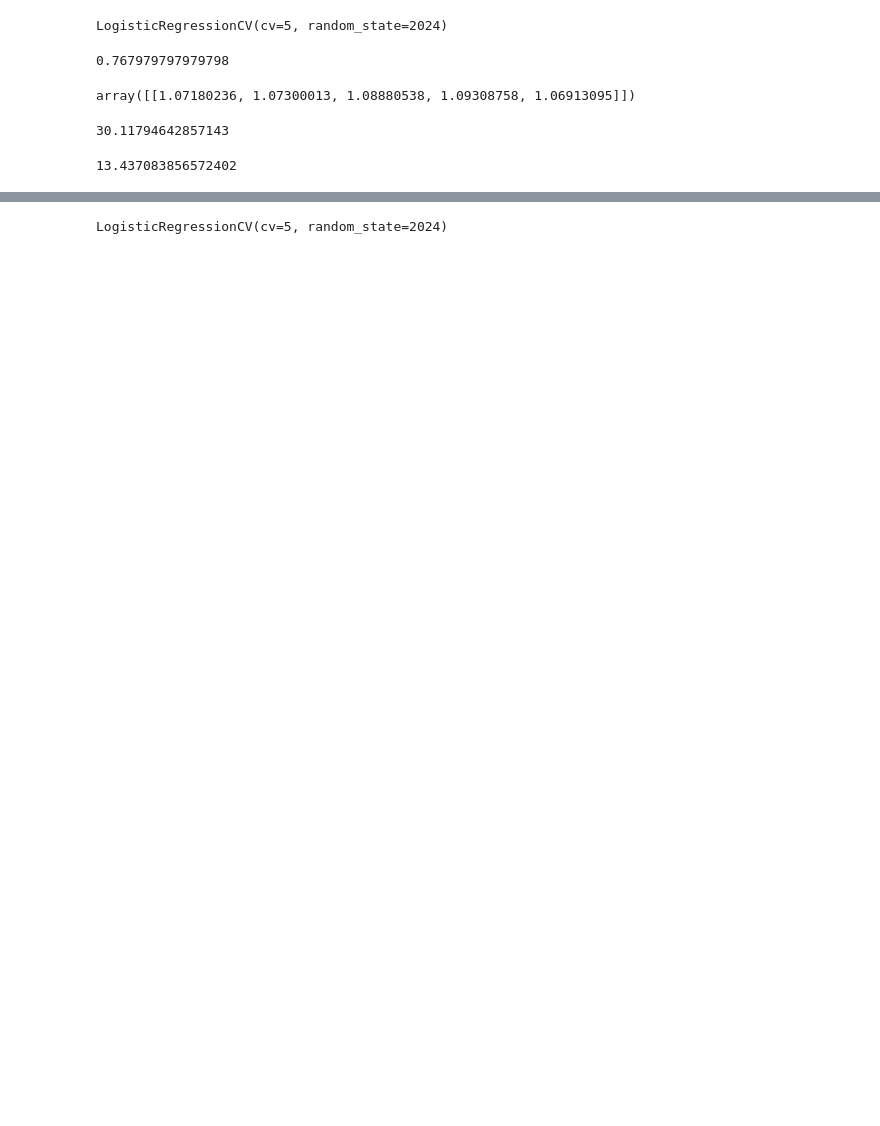
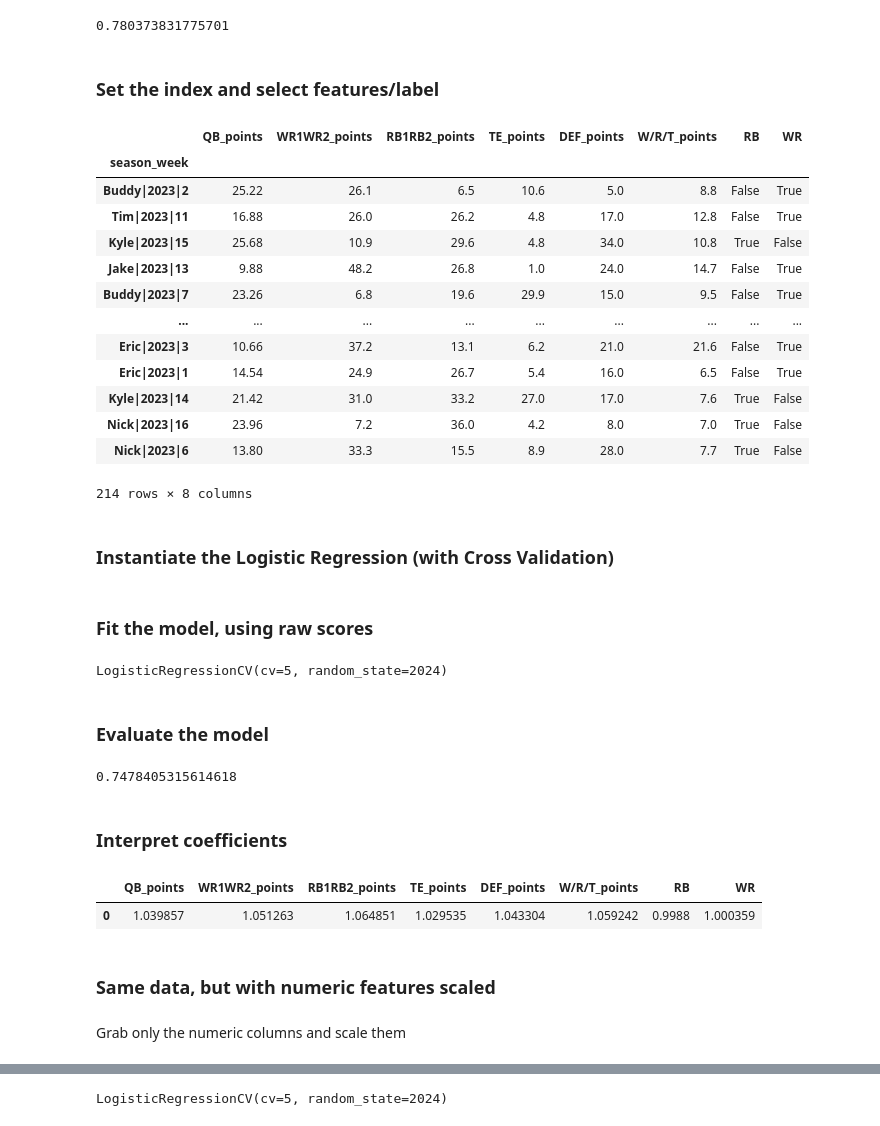
Before and after one commit to mikeminik/yahoo-ssff, a Jupyter notebook: code/player_data/matchup_player_data_modeling.ipynb, the cells around one changed output, grey strips where cells are left out. Cells and saved outputs as stored; diff of their text form; code cells hidden in the pictures; blank space fills up the shorter version.

Commit message:
completed logreg modeling, revamped fast facts interactive dataframe

```diff
--- a/code/player_data/matchup_player_data_modeling.ipynb
+++ b/code/player_data/matchup_player_data_modeling.ipynb
@@ -32,0 +52,14 @@ y = df['win']
+# %%
+df['score > mean'] = np.where(df['points_for'] > df['points_for'].mean(), 1, 0)
+# %%
+df['baseline_pred'] = df['score > mean'] == df['win']
+# %%
+df['baseline_pred'].mean()
+# %% [output]
+0.780373831775701
+# %% [markdown]
+### Set the index and select features/label
+# %%
+df.set_index('season_week', inplace=True)
+# %%
+X = df[['QB_points', 'WR1WR2_points', 'RB1RB2_points', 'TE_points', 'DEF_points', 'W/R/T_points', 'RB', 'WR']]
@@ -33 +68,20 @@ y = df['win']
+# %%
+X
+# %% [output]
+|  | QB_points | WR1WR2_points | RB1RB2_points | TE_points | DEF_points | W/R/T_points | RB | WR |
+| season_week |  |  |  |  |  |  |  |  |
+| Buddy|2023|2 | 25.22 | 26.1 | 6.5 | 10.6 | 5.0 | 8.8 | False | True |
+| Tim|2023|11 | 16.88 | 26.0 | 26.2 | 4.8 | 17.0 | 12.8 | False | True |
+| Kyle|2023|15 | 25.68 | 10.9 | 29.6 | 4.8 | 34.0 | 10.8 | True | False |
+| Jake|2023|13 | 9.88 | 48.2 | 26.8 | 1.0 | 24.0 | 14.7 | False | True |
+| Buddy|2023|7 | 23.26 | 6.8 | 19.6 | 29.9 | 15.0 | 9.5 | False | True |
+| ... | ... | ... | ... | ... | ... | ... | ... | ... |
+| Eric|2023|3 | 10.66 | 37.2 | 13.1 | 6.2 | 21.0 | 21.6 | False | True |
+| Eric|2023|1 | 14.54 | 24.9 | 26.7 | 5.4 | 16.0 | 6.5 | False | True |
+| Kyle|2023|14 | 21.42 | 31.0 | 33.2 | 27.0 | 17.0 | 7.6 | True | False |
+| Nick|2023|16 | 23.96 | 7.2 | 36.0 | 4.2 | 8.0 | 7.0 | True | False |
+| Nick|2023|6 | 13.80 | 33.3 | 15.5 | 8.9 | 28.0 | 7.7 | True | False |
+214 rows × 8 columns
+# %% [markdown]
+### Instantiate the Logistic Regression (with Cross Validation)
 # %%
@@ -35 +89,3 @@ lr = LogisticRegressionCV(cv=5, random_state=2024)
+# %% [markdown]
+### Fit the model, using raw scores
 # %%
@@ -37,10 +93,10 @@ lr.fit(X, y)
 # %% [output]
 LogisticRegressionCV(cv=5, random_state=2024)
+# %% [markdown]
+### Evaluate the model
 # %%
-np.mean(cross_val_score(lr, X, y))
+np.mean(cross_val_score(lr1, X, y))
 # %% [output]
-0.767979797979798
+0.7478405315614618
-# %%
-np.exp(lr.coef_)
-# %% [output]
-array([[1.07180236, 1.07300013, 1.08880538, 1.09308758, 1.06913095]])
+# %% [markdown]
+### Interpret coefficients
@@ -47,3 +105,12 @@ array([[1.07180236, 1.07300013, 1.08880538, 1.09308758, 1.06913095]])
+# %%
+pd.DataFrame(log_odds1, columns=X.columns)
+# %% [output]
+|  | QB_points | WR1WR2_points | RB1RB2_points | TE_points | DEF_points | W/R/T_points | RB | WR |
+| 0 | 1.039857 | 1.051263 | 1.064851 | 1.029535 | 1.043304 | 1.059242 | 0.9988 | 1.000359 |
+# %% [markdown]
+### Same data, but with numeric features scaled
 # %%
 sc = StandardScaler()
+# %% [markdown]
+Grab only the numeric columns and scale them
 # %%
@@ -51,8 +117,0 @@ X_sc = sc.fit_transform(X)
-# %%
-np.mean(df['WR_total_points'])
-# %% [output]
-30.11794642857143
-# %%
-np.std(df['WR_total_points'])
-# %% [output]
-13.437083856572402
```
Also changed, not shown: parts of 59 cells of this notebook, 2 other files.
